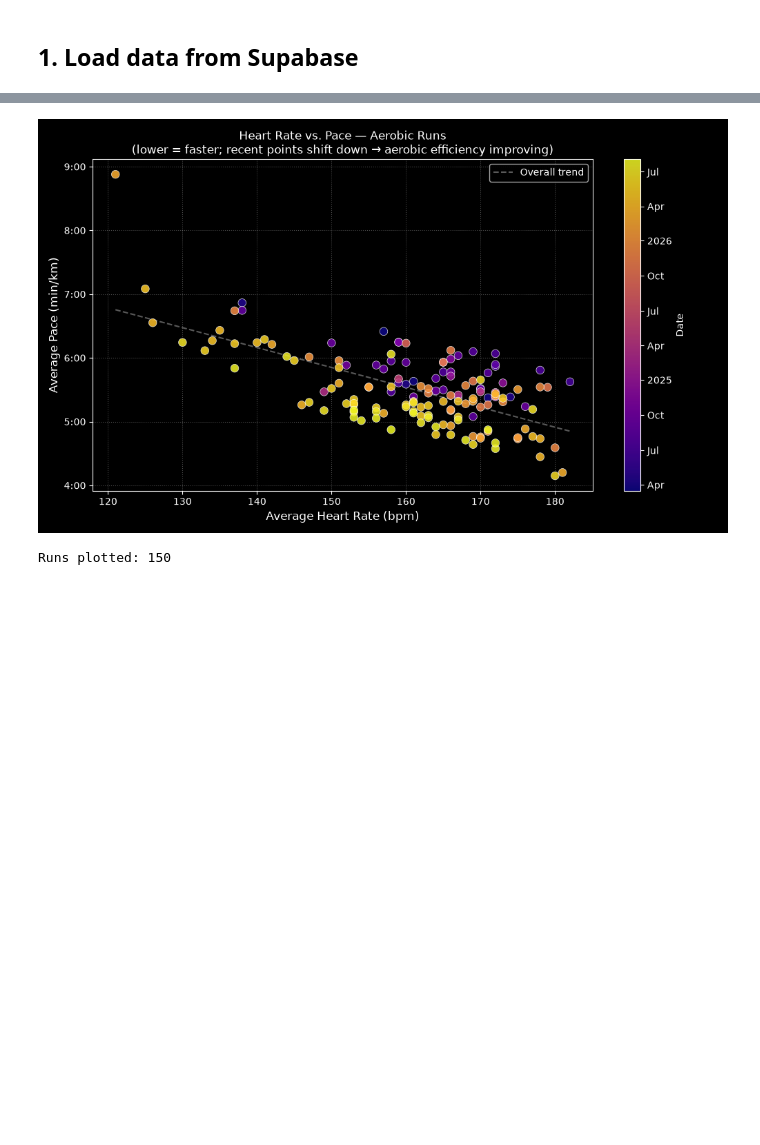
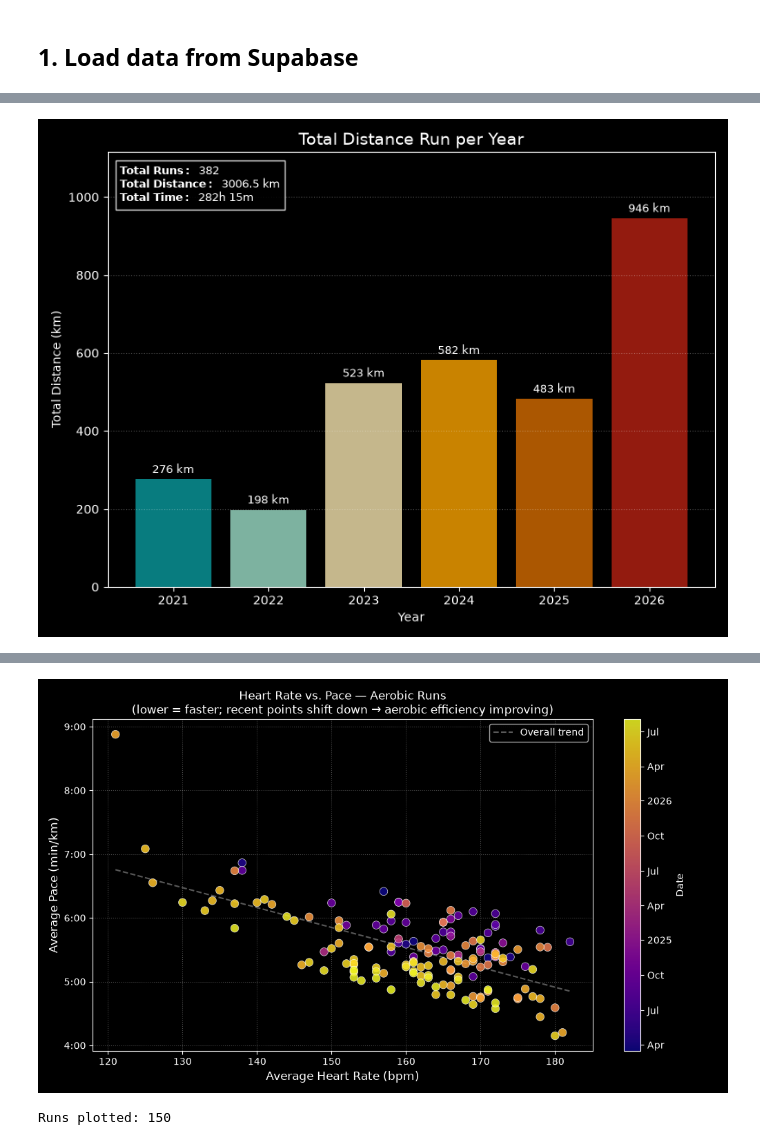
Before and after one commit to PersiFederico/SportAnalytics, a Jupyter notebook: Strava_Analytics.ipynb, the cells around one changed output, grey strips where cells are left out. Drawn from its saved outputs; the diff is of its cells as text; code cells hidden in the pictures; blank space fills up the shorter version.

```diff
--- a/Strava_Analytics.ipynb
+++ b/Strava_Analytics.ipynb
@@ -151,0 +174,71 @@ plt.show()
+# %%
+%matplotlib widget
+import os
+import pandas as pd
+import matplotlib.pyplot as plt
+
+FIGURES_DIR = r"C:\Users\persif\PycharmProjects\SportAnalytics\figures"
+os.makedirs(FIGURES_DIR, exist_ok=True)
+
+HEATMAP0 = ["#0A9396", "#94D2BD", "#E9D8A6", "#EE9B00", "#CA6702", "#AE2012", "#9B2226"]
+
+df_fitnotes = pd.read_csv(r"C:\Users\persif\PycharmProjects\SportAnalytics\FitNotes_Export.csv")
+df_fitnotes["Date"] = pd.to_datetime(df_fitnotes["Date"])
+
+runs = (df_fitnotes[df_fitnotes["Exercise"] == "Running (Outdoor)"]
+        .dropna(subset=["Distance"])
+        .copy())
+
+def parse_time_to_minutes(t):
+    if pd.isna(t) or str(t).strip() == "":
+        return 0
+    parts = str(t).strip().split(":")
+    if len(parts) == 3:
+        return int(parts[0]) * 60 + int(parts[1]) + int(parts[2]) / 60
+    elif len(parts) == 2:
+        return int(parts[0]) + int(parts[1]) / 60
+    return 0
+
+runs["minutes"] = runs["Time"].apply(parse_time_to_minutes)
+runs["year"] = runs["Date"].dt.year
+
+yearly = runs.groupby("year")["Distance"].sum().reset_index()
+
+total_dist = runs["Distance"].sum()
+total_mins = runs["minutes"].sum()
+total_hrs = int(total_mins // 60)
+total_min_rem = int(total_mins % 60)
+total_runs = len(runs)
+
+colors = HEATMAP0[:len(yearly)]
+
+fig, ax = plt.subplots(figsize=(8, 6))
+bars = ax.bar(yearly["year"].astype(str), yearly["Distance"], color=colors, alpha=0.85)
+ax.set_title("Total Distance Run per Year", fontsize=14)
+ax.set_xlabel("Year")
+ax.set_ylabel("Total Distance (km)")
+ax.set_ylim(0, yearly["Distance"].max() * 1.18)
+ax.grid(axis="y", alpha=0.3, linestyle=":")
+
+for bar, val in zip(bars, yearly["Distance"]):
+    ax.text(
+        bar.get_x() + bar.get_width() / 2,
+        bar.get_height() + yearly["Distance"].max() * 0.01,
+        f"{val:.0f} km",
+        ha="center", va="bottom", fontsize=9, color="white", clip_on=False,
+    )
+
+summary = (
+    r"$\bf{Total\ Runs:}$" + f"  {total_runs}\n"
+    r"$\bf{Total\ Distance:}$" + f"  {total_dist:.1f} km\n"
+    r"$\bf{Total\ Time:}$" + f"  {total_hrs}h {total_min_rem}m"
+)
+ax.text(0.02, 0.97, summary, transform=ax.transAxes,
+        fontsize=9, va="top", ha="left", color="white",
+        bbox=dict(boxstyle="square,pad=0.4", facecolor="black", edgecolor="white", alpha=0.85))
+
+plt.tight_layout()
+fig.savefig(os.path.join(FIGURES_DIR, "yearly_running_summary.png"), dpi=150)
+plt.show()
+# %% [output]
+[figure, added]
```
Also changed, not shown: parts of 12 cells of this notebook.
